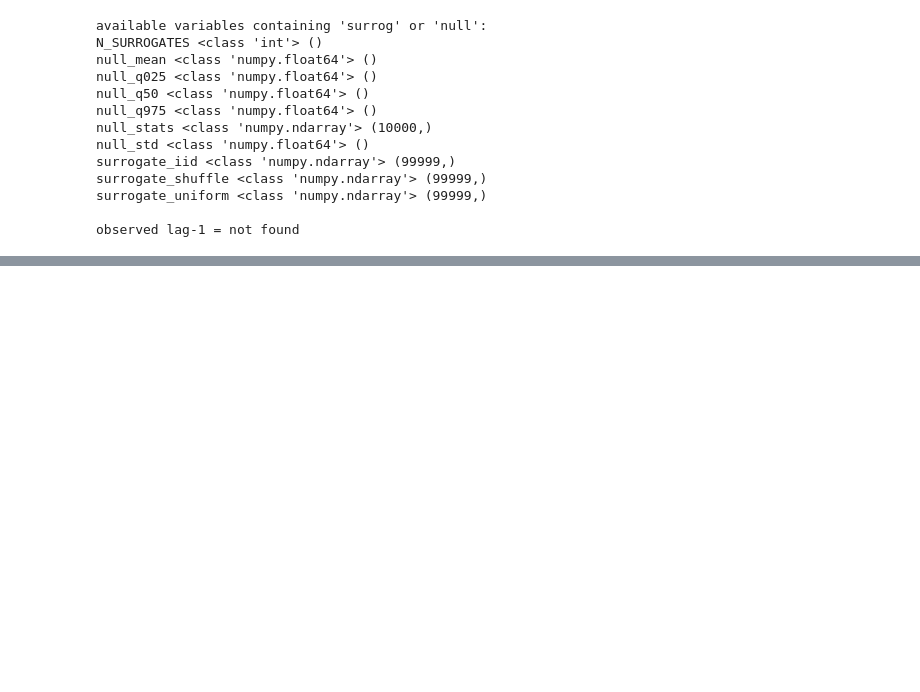
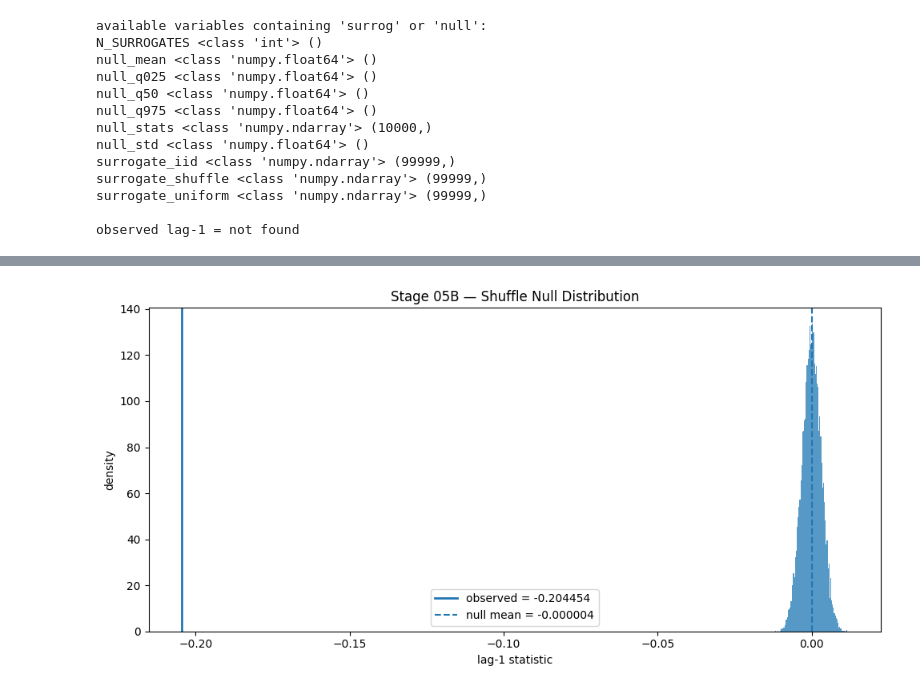
Before and after one commit to nicht-organization/nicht-riemann-data, a Jupyter notebook: notebooks/riemann_pipeline.ipynb, the cells around one changed output, grey strips where cells are left out. Saved outputs shown, nothing was run; the diff lists cells and outputs as text; code cells hidden in the pictures; blank space fills up the shorter version.

```diff
--- a/notebooks/riemann_pipeline.ipynb
+++ b/notebooks/riemann_pipeline.ipynb
@@ -529,0 +556,95 @@ observed lag-1 = not found
+# %%
+# ============================================================
+# STAGE 05B — NULL DISTRIBUTION INSPECTION
+# ============================================================
+
+import numpy as np
+import matplotlib.pyplot as plt
+
+# ------------------------------------------------------------
+# REQUIREMENT CHECK
+# ------------------------------------------------------------
+
+assert "null_stats" in globals(), "null_stats not found."
+assert "observed" in globals(), "observed not found."
+
+null_stats = np.asarray(null_stats, dtype=np.float64)
+observed = float(observed)
+
+assert null_stats.ndim == 1
+assert len(null_stats) > 0
+assert np.all(np.isfinite(null_stats))
+
+# ------------------------------------------------------------
+# EMPIRICAL TWO-SIDED P-VALUE
+# ------------------------------------------------------------
+
+N = len(null_stats)
+
+extreme = np.sum(np.abs(null_stats) >= abs(observed))
+
+# +1 correction: finite Monte-Carlo test
+p_two_sided = (extreme + 1) / (N + 1)
+
+# ------------------------------------------------------------
+# SUMMARY
+# ------------------------------------------------------------
+
+null_mean = np.mean(null_stats)
+null_std = np.std(null_stats, ddof=1)
+
+null_q025, null_q50, null_q975 = np.quantile(
+    null_stats,
+    [0.025, 0.50, 0.975]
+)
+
+z_like = (observed - null_mean) / null_std
+
+print("=== STAGE 05B — NULL INSPECTION ===")
+print(f"surrogates       = {N}")
+print(f"observed lag-1   = {observed}")
+print()
+print("null distribution:")
+print(f"  mean           = {null_mean}")
+print(f"  std            = {null_std}")
+print(f"  q025           = {null_q025}")
+print(f"  median         = {null_q50}")
+print(f"  q975           = {null_q975}")
+print()
+print(f"extreme count    = {extreme}")
+print(f"empirical p(two) = {p_two_sided}")
+print(f"z-like distance  = {z_like}")
+
+# ------------------------------------------------------------
+# VISUAL INSPECTION
+# ------------------------------------------------------------
+
+plt.figure(figsize=(10, 5))
+
+plt.hist(
+    null_stats,
+    bins=80,
+    density=True,
+    alpha=0.75
+)
+
+plt.axvline(
+    observed,
+    linewidth=2,
+    label=f"observed = {observed:.6f}"
+)
+
+plt.axvline(
+    null_mean,
+    linewidth=1.5,
+    linestyle="--",
+    label=f"null mean = {null_mean:.6f}"
+)
+
+plt.xlabel("lag-1 statistic")
+plt.ylabel("density")
+plt.title("Stage 05B — Shuffle Null Distribution")
+plt.legend()
+plt.tight_layout()
+plt.show()
+# %% [output]
@@ -529,0 +665 @@ observed lag-1 = not found
+[figure, added]
```
Also changed, not shown: parts of 3 cells of this notebook.
